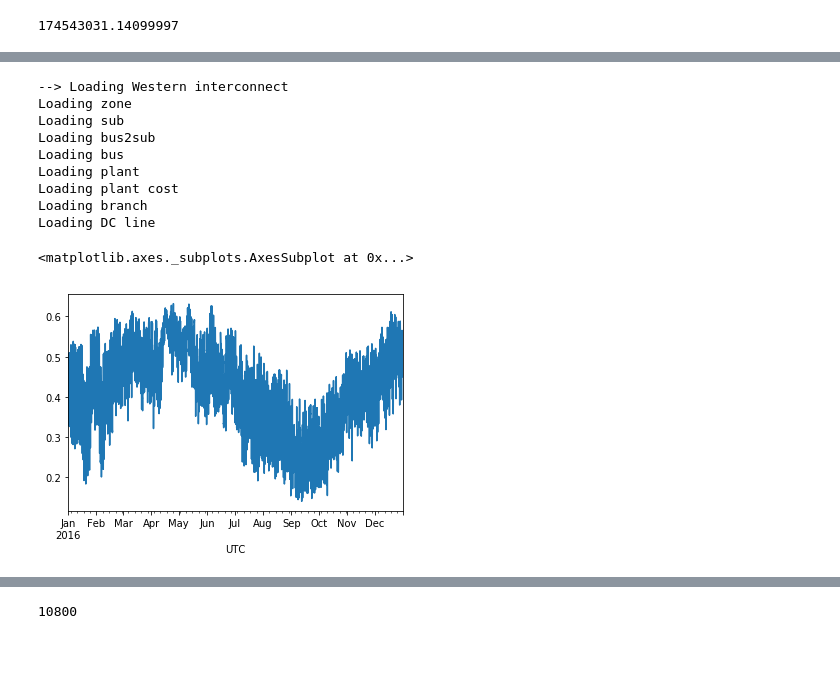
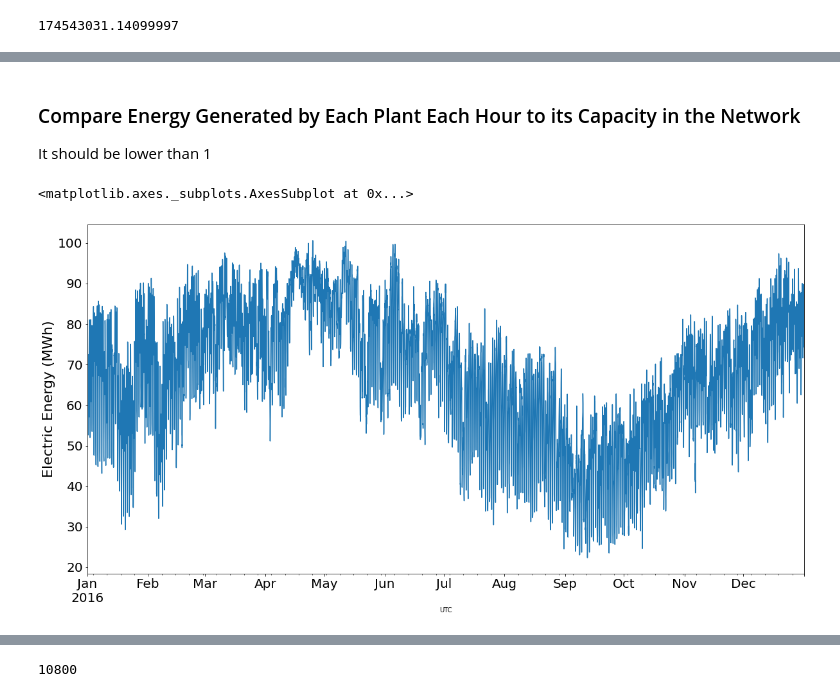
Before and after one commit to Breakthrough-Energy/PreREISE, a Jupyter notebook: prereise/gather/hydrodata/eia/demo/western_hydro_v2_demo.ipynb, the cells around one changed output, grey strips where cells are left out. Saved outputs shown, nothing was run; the diff lists cells and outputs as text; code cells hidden in the pictures; blank space fills up the shorter version.

Commit message:
refactor: update hydro notebooks

```diff
--- a/prereise/gather/hydrodata/eia/demo/western_hydro_v2_demo.ipynb
+++ b/prereise/gather/hydrodata/eia/demo/western_hydro_v2_demo.ipynb
@@ -171,0 +108,2 @@ hydro_v2.to_csv('western_hydro_v2_reference.csv')
+# %%
+hydro_profile_wa = get_profile(total_hydro_profile_wa, 'WA')
@@ -171,0 +127,3 @@ hydro_v2.to_csv('western_hydro_v2_reference.csv')
+# %%
+for i in hydro_profile_wa.columns:
+    hydro_v2[i] = hydro_profile_wa[i].copy()
@@ -171,0 +132,8 @@ hydro_v2.to_csv('western_hydro_v2_reference.csv')
+# %%
+states = ['OR','AZ','NV','ID','MT','UT','CO','NM']
+for s in states:
+    hydro_monthly_generation = get_monthly_net_generation(s, plant_generation, 'hydro')
+    total_hydro_profile = scale_profile(hydro_profile_army_corps, hydro_monthly_generation)
+    hydro_profile = get_profile(total_hydro_profile, s)
+    for i in hydro_profile.columns:
+        hydro_v2[i] = hydro_profile[i].copy()
@@ -171,0 +143,7 @@ hydro_v2.to_csv('western_hydro_v2_reference.csv')
+# %%
+constant_hourly_profile = pd.Series([1] * 8784, index=hydro_v2.index)
+hydro_monthly_generation_wy = get_monthly_net_generation('WY', plant_generation, 'hydro')
+total_hydro_profile_wy = scale_profile(constant_hourly_profile, hydro_monthly_generation_wy)
+hydro_profile_wy = get_profile(total_hydro_profile_wy, 'WY')
+for i in hydro_profile_wy.columns:
+    hydro_v2[i] = hydro_profile_wy[i].copy()
@@ -200,22 +182,13 @@ hydro_v2[hydro_v2.columns[0]].plot()
-# %%
-western = Grid(['Western'])
-plant = western.plant
-hydro_v2_factor = hydro_v2.copy()
-for plantid in hydro_v2.columns:
-    cap = plant.loc[plantid]['GenMWMax']
-    hydro_v2_factor[plantid] = hydro_v2_factor[plantid].apply(lambda x: x/cap)
-# %% [output]
---> Loading Western interconnect
-Loading zone
-Loading sub
-Loading bus2sub
-Loading bus
-Loading plant
-Loading plant cost
-Loading branch
-Loading DC line
-# %%
-hydro_v2_factor[hydro_v2_factor.columns[0]].plot()
-# %% [output]
-<matplotlib.axes._subplots.AxesSubplot at 0x...>
-[figure, removed]
+# %% [markdown]
+### Compare Energy Generated by Each Plant Each Hour to its Capacity in the Network
+It should be lower than 1
+# %%
+fig = plt.figure(figsize=(20, 10))
+ax = fig.gca()
+ax.tick_params(which='both', labelsize=20)
+ax.set_xlabel("")
+ax.set_ylabel("Electric Energy (MWh)", fontsize=22)
+hydro_v2[hydro_v2.columns[0]].plot(ax=ax)
+# %% [output]
+<matplotlib.axes._subplots.AxesSubplot at 0x...>
+[figure, added]
```
Also changed, not shown: parts of 75 cells of this notebook, 2 other files.
